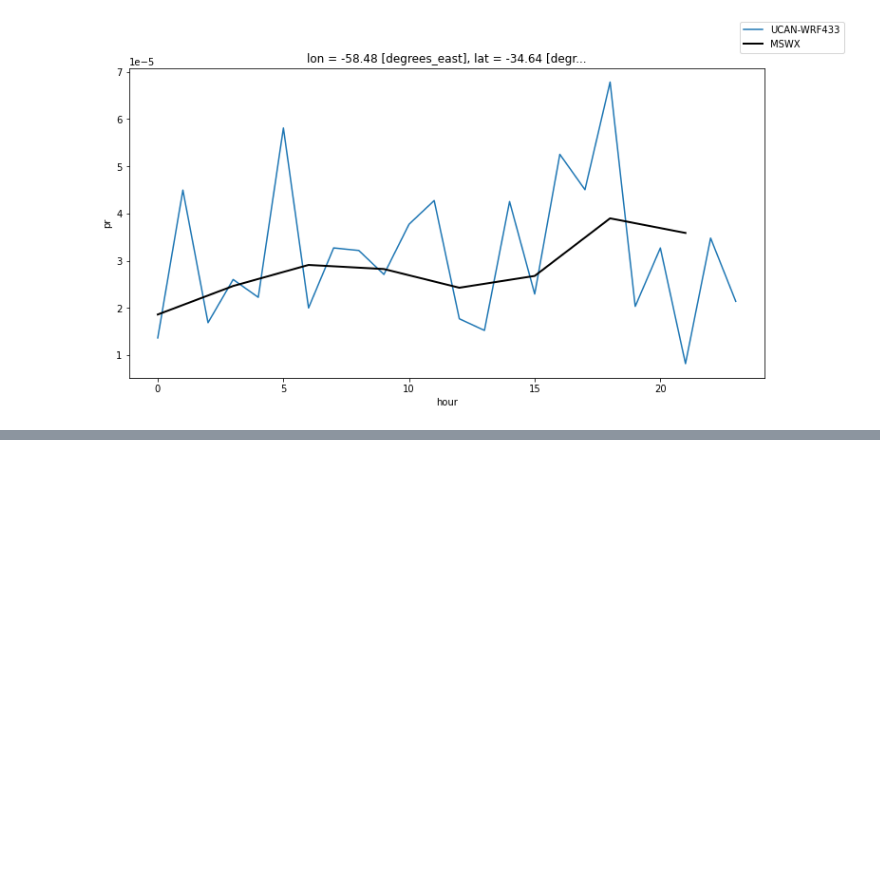
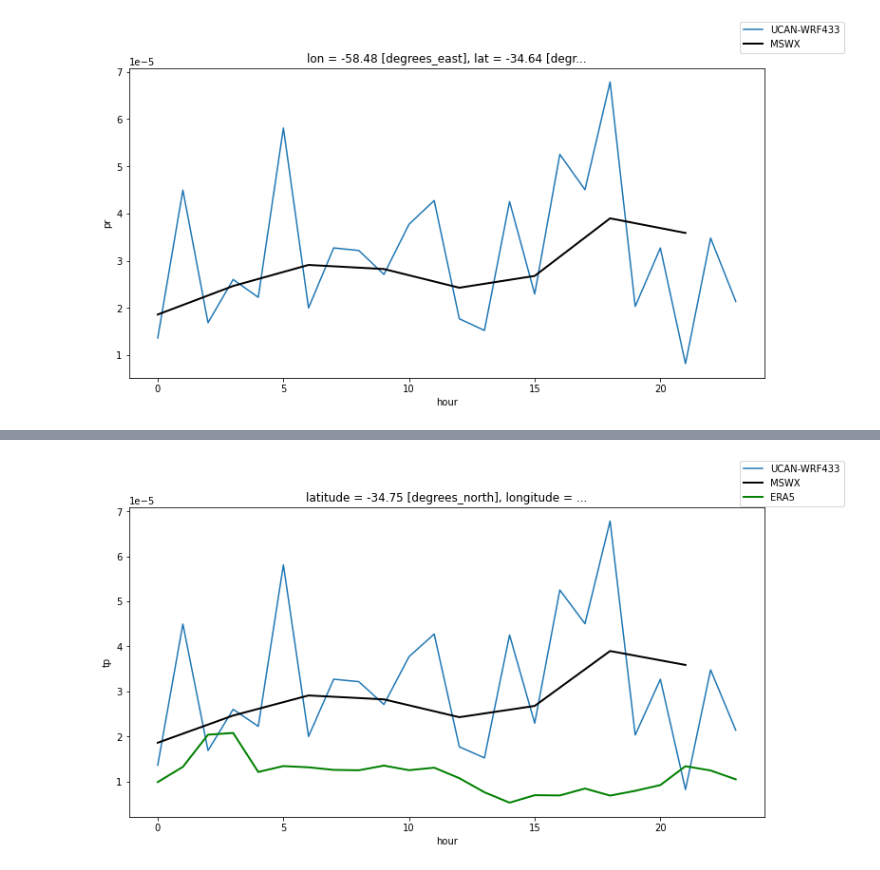
Before and after one commit to jesusff/fps-sesa-analyses, a Jupyter notebook: daily_cycle.ipynb, the cells around one changed output, grey strips where cells are left out. Cells and saved outputs as stored; diff of their text form; code cells hidden in the pictures; blank space fills up the shorter version.

Commit message:
Add ERA5 daily cycle

```diff
--- a/daily_cycle.ipynb
+++ b/daily_cycle.ipynb
@@ -168,0 +176,8 @@ l = f.legend(['UCAN-WRF433', 'MSWX'])
+# %%
+era5_urls = [
+  'https://pavics.ouranos.ca/twitcher/ows/proxy/thredds/dodsC/birdhouse/ecmwf/era5/pr_era5_reanalysis_hourly_2018.nc',
+  'https://pavics.ouranos.ca/twitcher/ows/proxy/thredds/dodsC/birdhouse/ecmwf/era5/pr_era5_reanalysis_hourly_2019.nc',
+  'https://pavics.ouranos.ca/twitcher/ows/proxy/thredds/dodsC/birdhouse/ecmwf/era5/pr_era5_reanalysis_hourly_2020.nc'
+]
+era5 = xr.open_mfdataset(era5_urls, chunks = dict(time = 1000, longitude = 200, latitude = 200))
+era5.tp
@@ -168,0 +212,7 @@ l = f.legend(['UCAN-WRF433', 'MSWX'])
+# %%
+%%time
+
+target_location = dict(longitude=-58.48, latitude=-34.63)
+era5_tseries = era5.tp.sel(target_location, method = 'nearest')
+era5_cycle = era5_tseries.sel(time=era5_tseries.time.dt.season == 'DJF').groupby('time.hour').mean(dim='time').compute()
+era5_cycle = era5_cycle * 1000. / 3600. # m/h -> mm/s
@@ -168,0 +222,9 @@ l = f.legend(['UCAN-WRF433', 'MSWX'])
+# %%
+f = plt.figure(figsize=(12,6))
+ax = f.gca()
+dly_cycle.plot(ax = ax)
+obs_cycle.plot(ax = ax, color = 'k', linewidth = 2)
+era5_cycle.plot(ax = ax, color = 'g', linewidth = 2)
+l = f.legend(['UCAN-WRF433', 'MSWX', 'ERA5'])
+# %% [output]
+[figure, added]
```
Also changed, not shown: parts of 11 cells of this notebook.
